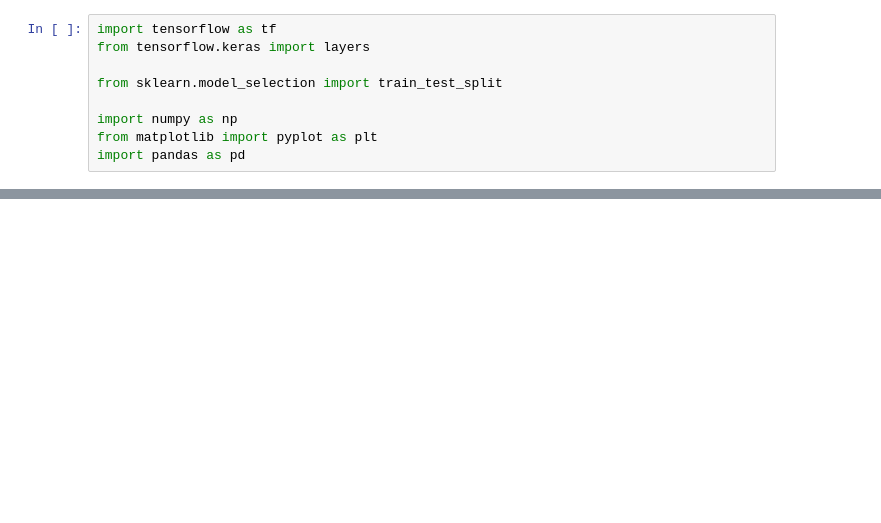
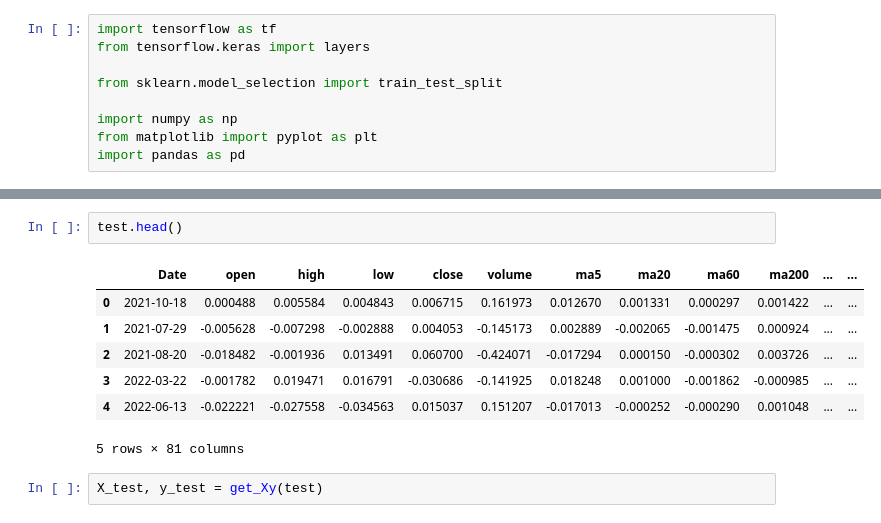
Before and after one commit to acgowda/market-flow, a Jupyter notebook: model/model_testing.ipynb, the cells around one changed output, grey strips where cells are left out. Drawn from its saved outputs; the diff is of its cells as text; blank space fills up the shorter version.

```diff
--- a/model/model_testing.ipynb
+++ b/model/model_testing.ipynb
@@ -98 +116,13 @@ Epoch 30/30
+# %%
+test.head()
+# %% [output]
+|  | Date | open | high | low | close | volume | ma5 | ma20 | ma60 | ma200 | ... | ... |
+| 0 | 2021-10-18 | 0.000488 | 0.005584 | 0.004843 | 0.006715 | 0.161973 | 0.012670 | 0.001331 | 0.000297 | 0.001422 | ... | ... |
+| 1 | 2021-07-29 | -0.005628 | -0.007298 | -0.002888 | 0.004053 | -0.145173 | 0.002889 | -0.002065 | -0.001475 | 0.000924 | ... | ... |
+| 2 | 2021-08-20 | -0.018482 | -0.001936 | 0.013491 | 0.060700 | -0.424071 | -0.017294 | 0.000150 | -0.000302 | 0.003726 | ... | ... |
+| 3 | 2022-03-22 | -0.001782 | 0.019471 | 0.016791 | -0.030686 | -0.141925 | 0.018248 | 0.001000 | -0.001862 | -0.000985 | ... | ... |
+| 4 | 2022-06-13 | -0.022221 | -0.027558 | -0.034563 | 0.015037 | 0.151207 | -0.017013 | -0.000252 | -0.000290 | 0.001048 | ... | ... |
+5 rows × 81 columns
+# %%
+X_test, y_test = get_Xy(test)
 # %%
```
Also changed, not shown: parts of 21 cells of this notebook.
